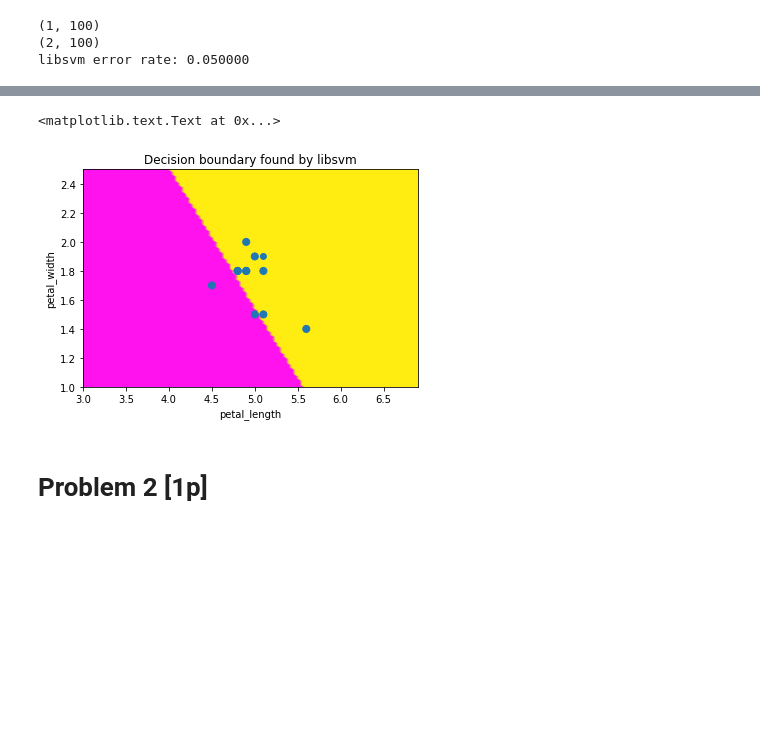
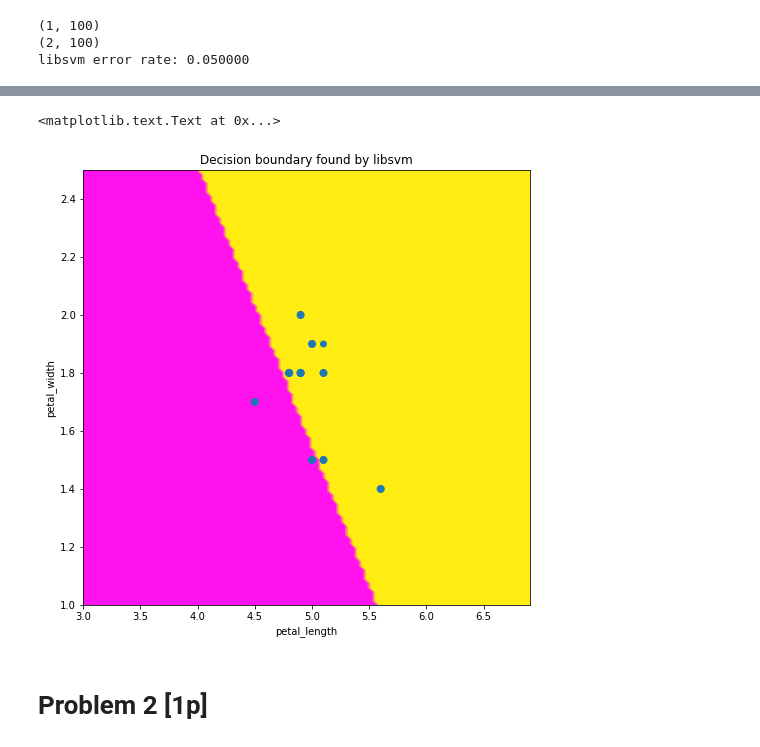
Before and after one commit to swistak35/nn_assignments, a Jupyter notebook: assignment6/assignment_6.ipynb, the cells around one changed output, grey strips where cells are left out. Cells and saved outputs as stored; diff of their text form; code cells hidden in the pictures; blank space fills up the shorter version.

```diff
--- a/assignment6/assignment_6.ipynb
+++ b/assignment6/assignment_6.ipynb
@@ -192,6 +192,8 @@ libsvm error rate: 0.050000
 #
 # Plot the decision boundary
 #
+
+pylab.rcParams['figure.figsize'] = (8, 8)
 
 petal_lengths, petal_widths = np.meshgrid(np.linspace(IrisX2F[0,:].min(), IrisX2F[0,:].max(), 100),
                                           np.linspace(IrisX2F[1,:].min(), IrisX2F[1,:].max(), 100))
@@ -211,30 +213,26 @@ title('Decision boundary found by libsvm')
 # %%
 #
 # Plot the decision boundary and the support vectors.
 #
 # You can extract the indices of support vectors and their weights from fielfs of the
 # svm object. Display the loaction of support vectors and their weights (by changing the
 # size in the scatterplot)
 
+pylab.rcParams['figure.figsize'] = (8, 8)
 
 support_vector_weights = svm_model.dual_coef_.ravel() * 50
-support_vector_coefficients = svm_model.support_vectors_
-
-#print(support_vector_weights)
-#print(support_vector_coefficients)
-#print(support_vector_weights.shape)
-#print(support_vector_coefficients.shape)
+support_vectors = svm_model.support_vectors_
 
 contourf(petal_lengths, petal_widths, predictions_Grid.reshape(petal_lengths.shape), cmap='spring')
-scatter(support_vector_coefficients[:, 0], support_vector_coefficients[:, 1], s = support_vector_weights,
+scatter(support_vectors[:, 0], support_vectors[:, 1], s = support_vector_weights,
         cmap='spring')
 
 xlabel('petal_length')
 ylabel('petal_width')
 title('Decision boundary found by libsvm')
 # %% [output]
 <matplotlib.text.Text at 0x...>
-[figure, old version]
+[figure, new version]
 # %% [markdown]
 # Problem 2 [1p]
 # %% [markdown]
```
Also changed, not shown: parts of 10 cells of this notebook.
